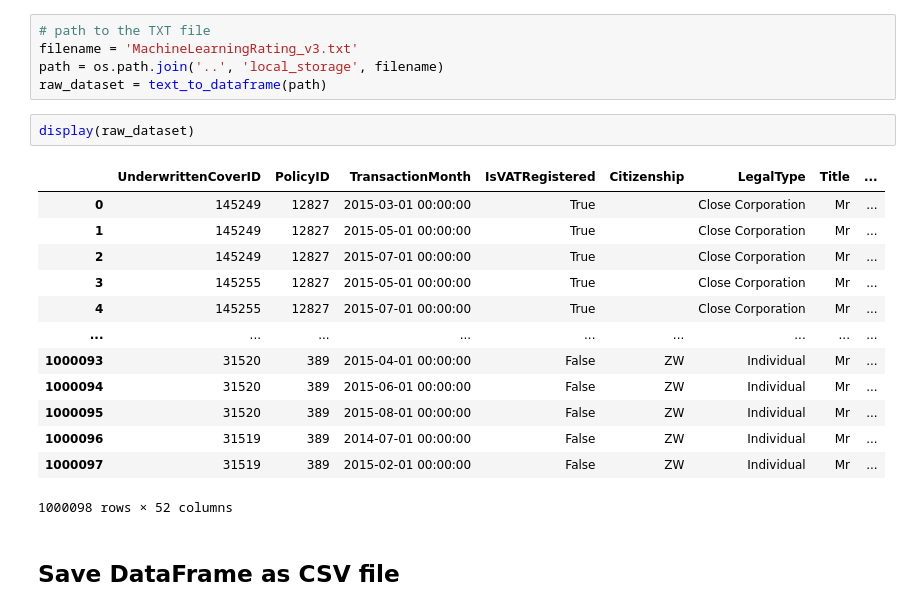
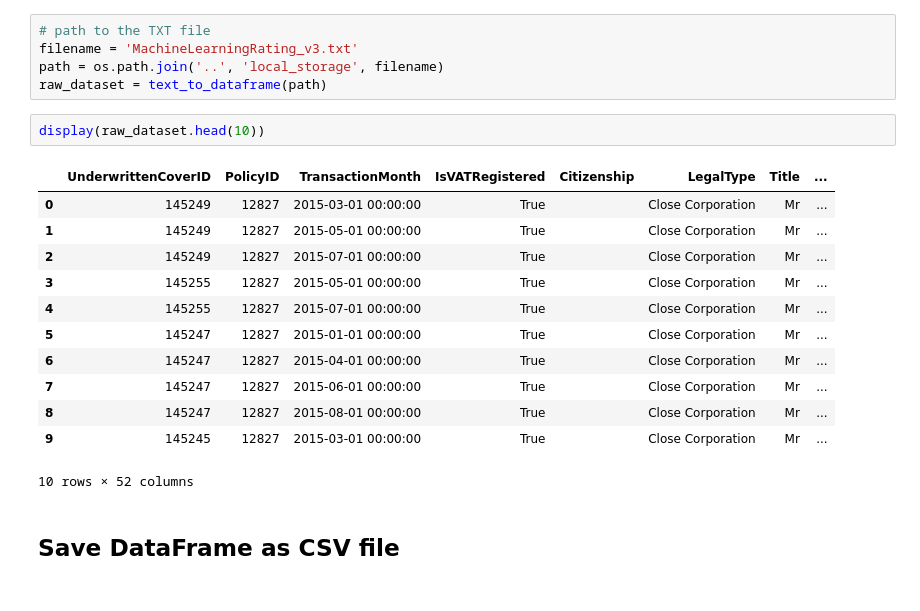
Before and after one commit to Daniel-Andarge/AiML_ACIS-insurance-solutions, a Jupyter notebook: notebooks/data-cleaning-preparation.ipynb, the cells around one changed output. Cells and saved outputs as stored; diff of their text form.

```diff
--- a/notebooks/data-cleaning-preparation.ipynb
+++ b/notebooks/data-cleaning-preparation.ipynb
@@ -18,21 +18,20 @@ filename = 'MachineLearningRating_v3.txt'
 path = os.path.join('..', 'local_storage', filename)
 raw_dataset = text_to_dataframe(path)
 # %%
-display(raw_dataset)
+display(raw_dataset.head(10))
 # %% [output]
 |  | UnderwrittenCoverID | PolicyID | TransactionMonth | IsVATRegistered | Citizenship | LegalType | Title | ... |
 | 0 | 145249 | 12827 | 2015-03-01 00:00:00 | True |  | Close Corporation | Mr | ... |
 | 1 | 145249 | 12827 | 2015-05-01 00:00:00 | True |  | Close Corporation | Mr | ... |
 | 2 | 145249 | 12827 | 2015-07-01 00:00:00 | True |  | Close Corporation | Mr | ... |
 | 3 | 145255 | 12827 | 2015-05-01 00:00:00 | True |  | Close Corporation | Mr | ... |
 | 4 | 145255 | 12827 | 2015-07-01 00:00:00 | True |  | Close Corporation | Mr | ... |
-| ... | ... | ... | ... | ... | ... | ... | ... | ... |
-| 1000093 | 31520 | 389 | 2015-04-01 00:00:00 | False | ZW | Individual | Mr | ... |
-| 1000094 | 31520 | 389 | 2015-06-01 00:00:00 | False | ZW | Individual | Mr | ... |
-| 1000095 | 31520 | 389 | 2015-08-01 00:00:00 | False | ZW | Individual | Mr | ... |
-| 1000096 | 31519 | 389 | 2014-07-01 00:00:00 | False | ZW | Individual | Mr | ... |
-| 1000097 | 31519 | 389 | 2015-02-01 00:00:00 | False | ZW | Individual | Mr | ... |
+| 5 | 145247 | 12827 | 2015-01-01 00:00:00 | True |  | Close Corporation | Mr | ... |
+| 6 | 145247 | 12827 | 2015-04-01 00:00:00 | True |  | Close Corporation | Mr | ... |
+| 7 | 145247 | 12827 | 2015-06-01 00:00:00 | True |  | Close Corporation | Mr | ... |
+| 8 | 145247 | 12827 | 2015-08-01 00:00:00 | True |  | Close Corporation | Mr | ... |
+| 9 | 145245 | 12827 | 2015-03-01 00:00:00 | True |  | Close Corporation | Mr | ... |
-1000098 rows × 52 columns
+10 rows × 52 columns
 # %% [markdown]
 ## Save DataFrame as CSV file
 # %%
```
Also changed, not shown: parts of 5 cells of this notebook, 8 other files.
